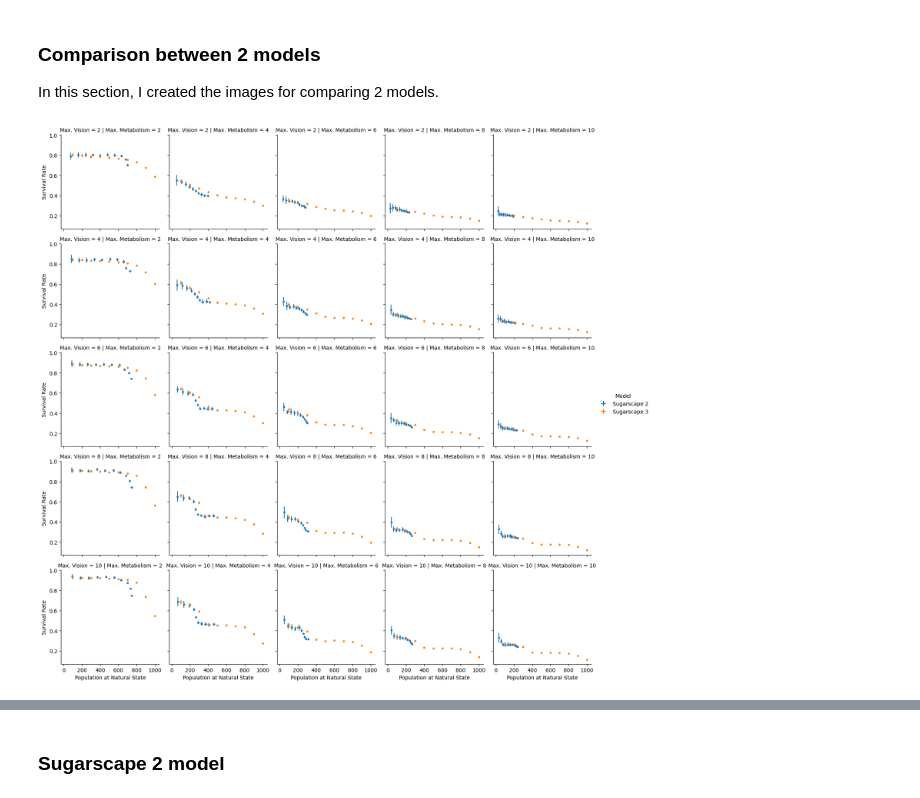
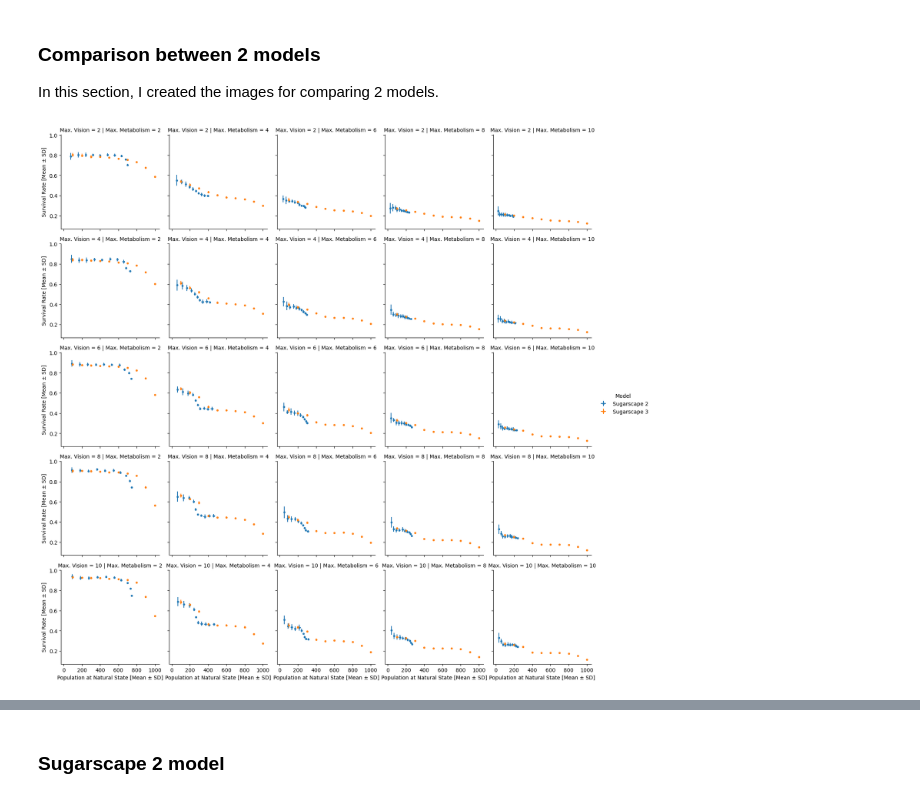
Before and after one commit to sokimura39/ABM_assessment, a Jupyter notebook: assessment_1/create_image.ipynb, the cells around one changed output, grey strips where cells are left out. Saved outputs shown, nothing was run; the diff lists cells and outputs as text; code cells hidden in the pictures.

```diff
--- a/assessment_1/create_image.ipynb
+++ b/assessment_1/create_image.ipynb
@@ -73,36 +73,36 @@ combined_survival_plot = sns.FacetGrid(
     row = 'Max. Vision',
     hue = 'Model'
 )
 
 # create scatter plot
 combined_survival_plot.map(
     plt.errorbar,
     'count turtles_mean', # x
     'survival-rate_mean', # y
     'survival-rate_std', # yerr
     'count turtles_std', # xerr
     fmt = 'o',
     markersize = 3
 )
 
 # add legend
 combined_survival_plot.add_legend(
     title = 'Model',
 )
 
 # set axis labels
 combined_survival_plot.set_axis_labels(
-    'Population at Natural State',
-    'Survival Rate'
+    'Population at Natural State [Mean ± SD]',
+    'Survival Rate [Mean ± SD]'
 )
 
 # show plot
 # plt.show()
 
 # save plot
 plt.savefig('image/r_survival_rate_combined.png', bbox_inches = 'tight')
 # %% [output]
-[figure, old version]
+[figure, new version]
 # %%
 # create survival rate plot for combined
 
```
Also changed, not shown: parts of 2 cells of this notebook, 4 other files.
